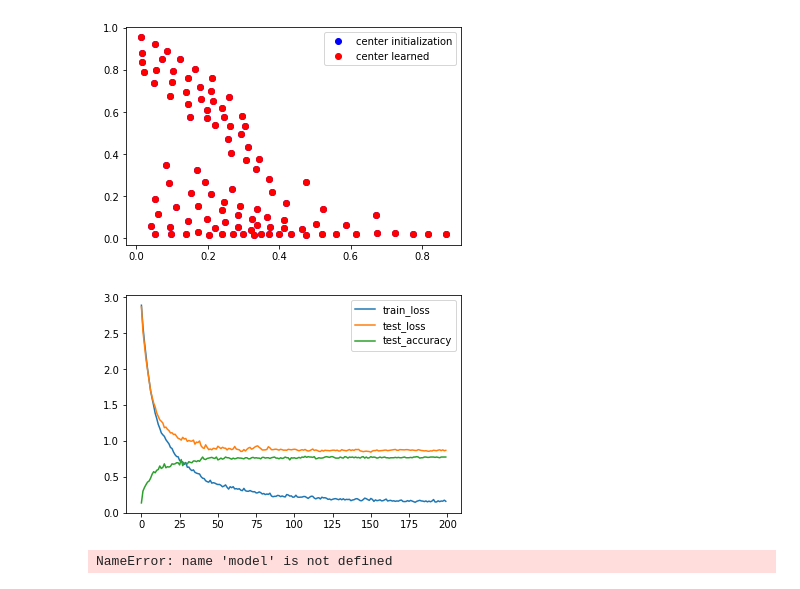
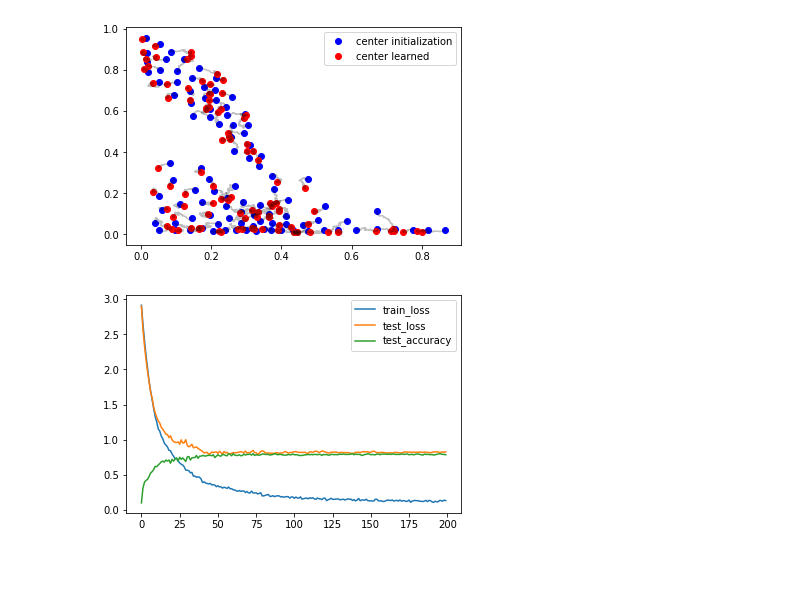
Before and after one commit to c-hofer/jmlr_2019, a Jupyter notebook: animal_no_lstm.ipynb, the cells around one changed output. Cells and saved outputs as stored; diff of their text form; code cells hidden in the pictures.

Commit message:
DEV: final version animal + mpeg7, first version persistent images with conv net

```diff
--- a/animal_no_lstm.ipynb
+++ b/animal_no_lstm.ipynb
@@ -149,13 +147,10 @@ class AnimalModel(nn.Module):
 
         for k, v in centers.items():
             self.slayers._modules[k][0].centers.data = v
-
-
-    def parameters(self):
-        return self.cls.parameters()
 # %%
-stats_of_runs = []
-def experiment():
+def experiment(train_slayer):
+
+    stats_of_runs = []
 
     splitter = StratifiedShuffleSplit(n_splits=10,
                                       train_size=train_env.train_size,
@@ -175,14 +170,14 @@ def experiment():
         stats = defaultdict(list)
         stats_of_runs.append(stats)
 
-        opt = torch.optim.SGD(model.parameters(), lr=train_env.lr_initial, momentum=train_env.momentum)
+        opt = torch.optim.SGD(model.parameters() if train_slayer else model.cls.parameters(),
+                              lr=train_env.lr_initial,
+                              momentum=train_env.momentum)
 
         for i_epoch in range(1, train_env.n_epochs+1):
 
             model.train()
 
-#             train_sampler = [i for i in train_i]
-#             random.shuffle(train_sampler)
             dl_train = DataLoader(dataset,
                                   batch_size=train_env.batch_size,
                                   collate_fn=collate_fn,
@@ -223,6 +218,7 @@ def experiment():
             true_samples = 0
             seen_samples = 0
             epoch_test_loss = 0
+
             for i_batch, (x, y) in enumerate(dl_test):
 
                 y_hat = model(x)
@@ -236,12 +232,10 @@ def experiment():
             test_acc = true_samples.item()/seen_samples
             stats['test_accuracy'].append(test_acc)
             stats['test_loss_by_epoch'].append(epoch_test_loss/len(dl_test))
-            print('')
-            print(test_acc)
+#             print('')
+#             print(test_acc)
 
         print('')
         print('acc.', np.mean(stats['test_accuracy'][-10:]))
-#     return stats_of_runs
 
-experiment()
-# stats_of_runs = experiment()
+    return stats_of_runs
@@ -266,6 +242,6 @@ acc. 0.79
 # %%
-# print(np.mean([np.mean(s['test_accuracy'][-10:]) for s in stats_of_runs]))
-accs = [np.mean(s['test_accuracy'][-10:]) for s in stats_of_runs]
+res_learned_slayer = experiment(True)
+accs = [np.mean(s['test_accuracy'][-10:]) for s in res_learned_slayer]
 print(accs)
 print(np.mean(accs))
 print(np.std(accs))
@@ -276,31 +290,31 @@ print(np.std(accs))
 # %%
 
-stats = stats_of_runs[-1]
+stats = res_learned_slayer[-1]
 plt.figure()
 
 if 'centers' in stats:
     c_start = stats['centers'][0]
     c_end = stats['centers'][-1]
 
     plt.plot(c_start[:,0], c_start[:, 1], 'bo', label='center initialization')
     plt.plot(c_end[:,0], c_end[:, 1], 'ro', label='center learned')
 
     all_centers = numpy.stack(stats['centers'], axis=0)
     for i in range(all_centers.shape[1]):
         points = all_centers[:,i, :]
         plt.plot(points[:, 0], points[:, 1], '-k', alpha=0.25)
 
 
     plt.legend()
 
 plt.figure()
 plt.plot(stats['train_loss_by_epoch'], label='train_loss')
 plt.plot(stats['test_loss_by_epoch'], label='test_loss')
 plt.plot(stats['test_accuracy'], label='test_accuracy')
 
 
 plt.legend()
 plt.show()
 # %% [output]
-[figure, old version]
+[figure, new version]
-[figure, old version]
+[figure, new version]
@@ -309,4 +320,0 @@ stats['test_accuracy'][90:150]
-# %%
-model.slayers['dim_0_dir_0'].radius.min()
-# %% [output]
-NameError: name 'model' is not defined
```
Also changed, not shown: parts of 5 cells of this notebook, 3 other files.
